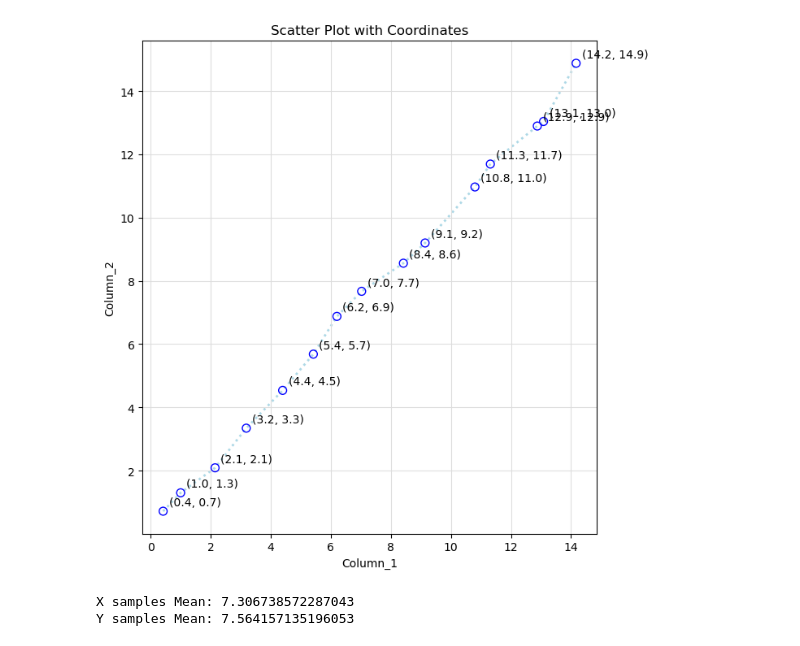
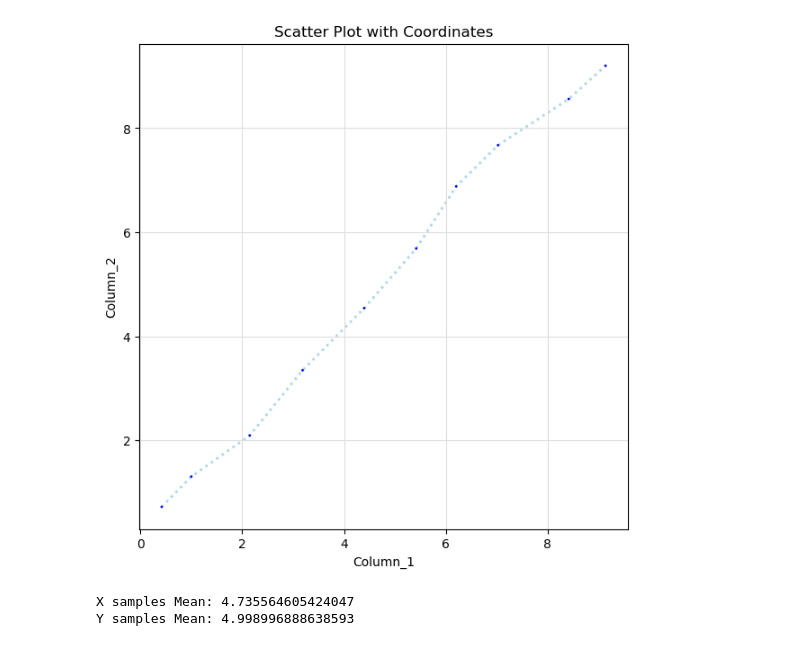
Before and after one commit to WhatCharlie/TestingMLAlgorithms, a Jupyter notebook: Testing Simple Linear Regression.ipynb, the cells around one changed output. Drawn from its saved outputs; the diff is of its cells as text; code cells hidden in the pictures.

```diff
--- a/Testing Simple Linear Regression.ipynb
+++ b/Testing Simple Linear Regression.ipynb
@@ -8,7 +8,7 @@ from scipy import stats
 np.random.seed(1)
 
 # Define the number of rows and columns
-num_rows = 15
+num_rows = 10
 
 num_columns = 2
 
@@ -20,8 +20,11 @@ print(random_data)
 
 rd = random_data
 
-rd['Column_1'] = (rd['Column_1'] + rd.index)
-rd['Column_2'] = (rd['Column_2'] + rd.index)
+Column1 = 'Column_1'
+Column2 = 'Column_2'
+
+rd[Column1] = (rd[Column1] + rd.index)
+rd[Column2] = (rd[Column2] + rd.index)
 
 print(rd)
 # %% [output]
@@ -45,54 +48,48 @@ print(rd)
 # %%
-def create_Original_Graph(dataset):
+def create_original_graph(dataset):
 
-    Color = 'blue'
-    lineColor = "lightblue"
+    color = 'blue'
+    linecolor = "lightblue"
     plt.figure(figsize=(7, 7))
 
-    plt.plot(dataset['Column_1'], dataset['Column_2'], color=lineColor, linestyle=':', linewidth=2, label='Trend Line', zorder=1)
+    plt.plot(dataset[Column1], dataset[Column2], color=linecolor, linestyle=':', linewidth=2, label='Trend Line', zorder=1)
 
-    plt.scatter(dataset['Column_1'], dataset['Column_2'], s=50, zorder=3, facecolors='none', edgecolors=Color)
-    # Annotate each point with its coordinates
-    for x, y in zip(dataset['Column_1'], dataset['Column_2']):
-        plt.annotate(f'({x:.1f}, {y:.1f})',
-                     (x, y),
-                     xytext=(5, 5),
-                     textcoords='offset points')
+    plt.scatter(dataset[Column1], dataset[Column2], s=1, zorder=3, facecolors='none', edgecolors=color)
 
     plt.grid(which='major', color='#DDDDDD', linewidth=0.8)
     plt.grid(which='minor', color='#EEEEEE', linestyle='-', linewidth=0.5)
 
-    plt.xlabel('Column_1')
-    plt.ylabel('Column_2')
+    plt.xlabel(Column1)
+    plt.ylabel(Column2)
     plt.title('Scatter Plot with Coordinates')
-    plt.tight_layout()
 
-create_Original_Graph(rd)
+
+create_original_graph(rd)
 plt.show()
 # %% [output]
-[figure, old version]
+[figure, new version]
 # %%
-def find_Sample_Means(samples, dataset):
+def find_sample_means(samples, dataset):
     n = samples
 
-    x_Sample_Sum = 0
-    y_Sample_Sum = 0
+    x_sample_sum = 0
+    y_sample_sum = 0
 
     for row in range(n):
-        y_Sample_Sum += dataset['Column_2'][row]
-        x_Sample_Sum += dataset['Column_1'][row]
+        y_sample_sum += dataset[Column2][row]
+        x_sample_sum += dataset[Column1][row]
 
-    y_Sample_Mean = y_Sample_Sum / n
-    x_Sample_Mean = x_Sample_Sum / n
+    y_sample_mean = y_sample_sum / n
+    x_sample_mean = x_sample_sum / n
 
-    return x_Sample_Mean, y_Sample_Mean
+    return x_sample_mean, y_sample_mean
 
-sample_Means = find_Sample_Means(num_rows, rd)
-x_Sample_Mean, y_Sample_Mean = sample_Means
-print(f"X samples Mean: {x_Sample_Mean} \nY samples Mean: {y_Sample_Mean}")
+sample_means = find_sample_means(num_rows, rd)
+x_sample_mean, y_sample_mean = sample_means
+print(f"X samples Mean: {x_sample_mean} \nY samples Mean: {y_sample_mean}")
 # %% [output]
-X samples Mean: 7.306738572287043
-Y samples Mean: 7.564157135196053
+X samples Mean: 4.735564605424047
+Y samples Mean: 4.998996888638593
 # %%
 def find_slope(x_mean, y_mean, samples, dataset):
     n = samples
```
Also changed, not shown: parts of 14 cells of this notebook.
